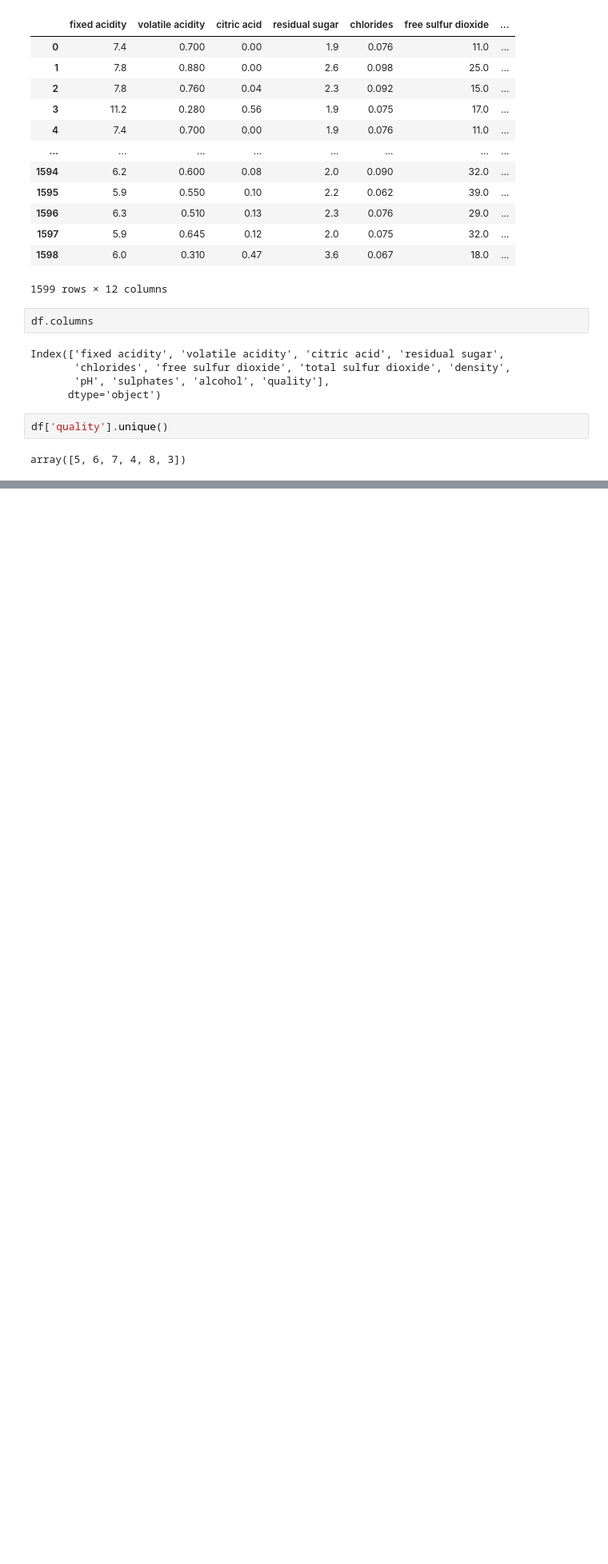
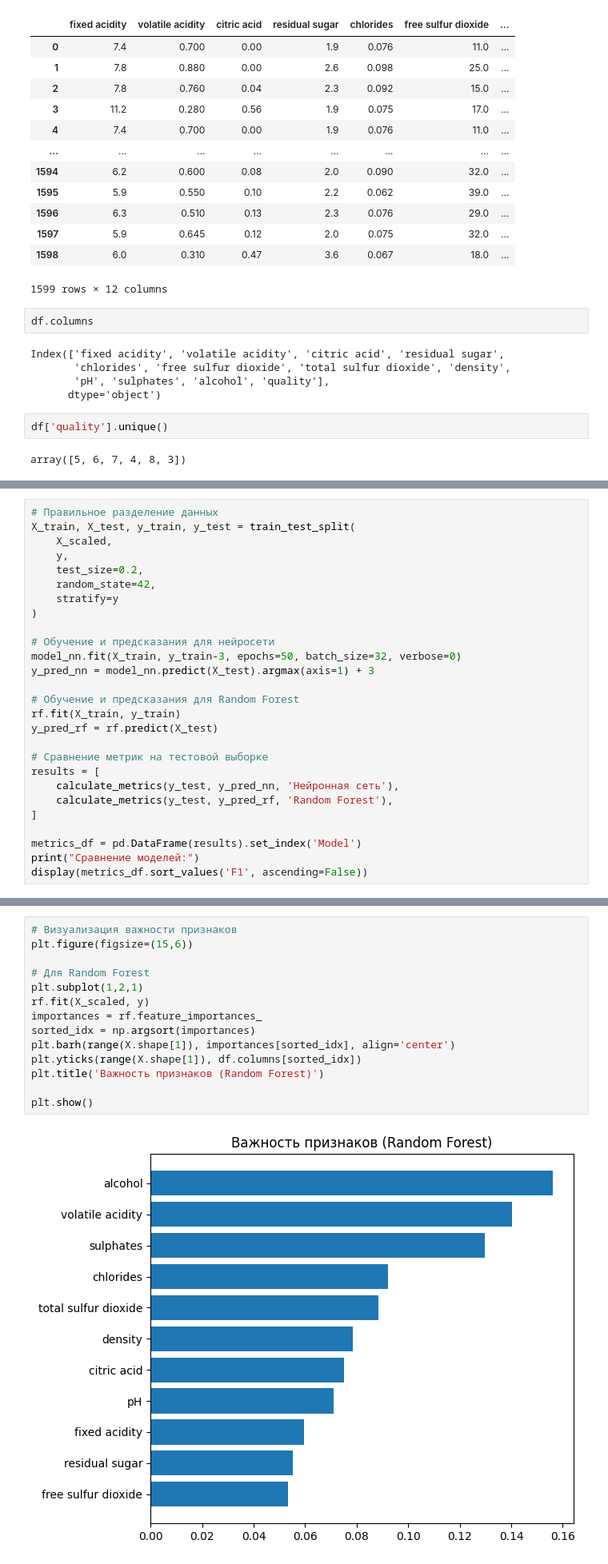
Before and after one commit to Alekseev53/ml_8sem, a Jupyter notebook: Лабораторная 4/ML Лабораторная №4 Алексеев Александр БПМ-21-3.ipynb, the cells around one changed output, grey strips where cells are left out. Shown at 80% size. Cells and saved outputs as stored; diff of their text form; blank space fills up the shorter version.

```diff
--- a/Лабораторная 4/ML Лабораторная №4 Алексеев Александр БПМ-21-3.ipynb
+++ b/Лабораторная 4/ML Лабораторная №4 Алексеев Александр БПМ-21-3.ipynb
@@ -109,0 +266,27 @@ rosstro-velox.ru	TRUE"""
+# %%
+# Правильное разделение данных
+X_train, X_test, y_train, y_test = train_test_split(
+    X_scaled,
+    y,
+    test_size=0.2,
+    random_state=42,
+    stratify=y
+)
+
+# Обучение и предсказания для нейросети
+model_nn.fit(X_train, y_train-3, epochs=50, batch_size=32, verbose=0)
+y_pred_nn = model_nn.predict(X_test).argmax(axis=1) + 3
+
+# Обучение и предсказания для Random Forest
+rf.fit(X_train, y_train)
+y_pred_rf = rf.predict(X_test)
+
+# Сравнение метрик на тестовой выборке
+results = [
+    calculate_metrics(y_test, y_pred_nn, 'Нейронная сеть'),
+    calculate_metrics(y_test, y_pred_rf, 'Random Forest'),
+]
+
+metrics_df = pd.DataFrame(results).set_index('Model')
+print("Сравнение моделей:")
+display(metrics_df.sort_values('F1', ascending=False))
@@ -109,0 +300,16 @@ rosstro-velox.ru	TRUE"""
+# %%
+# Визуализация важности признаков
+plt.figure(figsize=(15,6))
+
+# Для Random Forest
+plt.subplot(1,2,1)
+rf.fit(X_scaled, y)
+importances = rf.feature_importances_
+sorted_idx = np.argsort(importances)
+plt.barh(range(X.shape[1]), importances[sorted_idx], align='center')
+plt.yticks(range(X.shape[1]), df.columns[sorted_idx])
+plt.title('Важность признаков (Random Forest)')
+
+plt.show()
+# %% [output]
+[figure, added]
```
Also changed, not shown: parts of 18 cells of this notebook, 12 other files.
